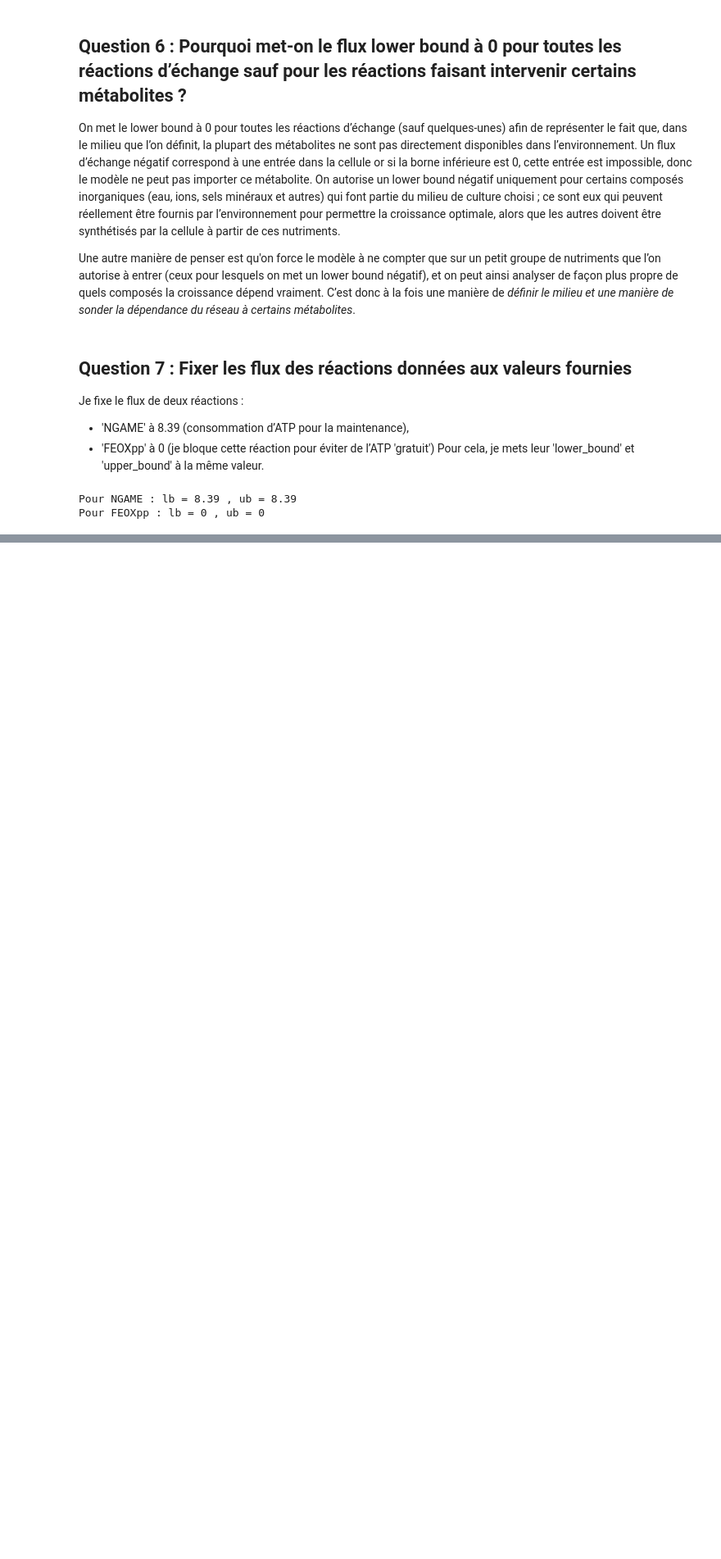
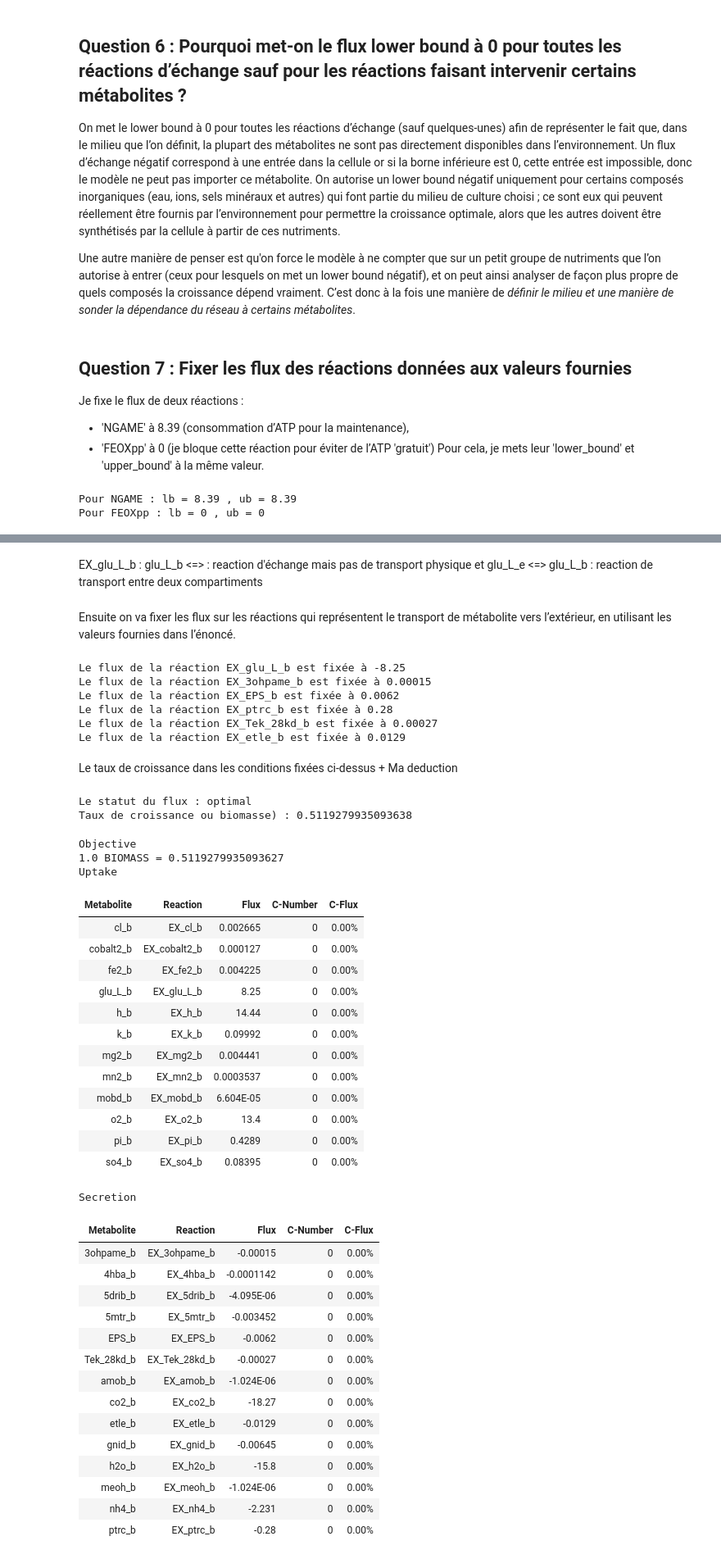
Before and after one commit to HHyacinthe/ralstonia_metexplore_Hyacinthe, a Jupyter notebook: Ralstonia_Cobra_project.ipynb, the cells around one changed output, grey strips where cells are left out. Shown at 82% size. Cells and saved outputs as stored; diff of their text form; code cells hidden in the pictures; blank space fills up the shorter version.

```diff
--- a/Ralstonia_Cobra_project.ipynb
+++ b/Ralstonia_Cobra_project.ipynb
@@ -178,0 +229,70 @@ Pour FEOXpp : lb = 0 , ub = 0
+# %% [markdown]
+EX_glu_L_b : glu_L_b <=> : reaction d'échange mais pas de transport physique et glu_L_e <=> glu_L_b : reaction de transport entre deux compartiments
+# %% [markdown]
+Ensuite on va fixer les flux sur les réactions qui représentent le transport de métabolite vers l’extérieur, en utilisant les valeurs fournies dans l’énoncé.
+# %%
+flux_react_transport = {
+    "EX_glu_L_b":   -8.25, # format du dictionnaire : {id de la réaction : le flux imposé}
+    "EX_3ohpame_b": 1.5e-4,
+    "EX_EPS_b":     0.0062,
+    "EX_ptrc_b":    0.28,
+    "EX_Tek_28kd_b":2.7e-4,
+    "EX_etle_b":    0.0129,}
+
+for reaction_id, value in flux_react_transport.items():
+    reaction = model.reactions.get_by_id(reaction_id)   # je récupère la réaction par son ID
+    reaction.lower_bound = value   # je fixe la borne inférieure à la valeur de la clé
+    reaction.upper_bound = value   # et la borne supérieure à la même valeur
+    print(f"Le flux de la réaction {reaction.id} est fixée à {value}")
+# %% [output]
+Le flux de la réaction EX_glu_L_b est fixée à -8.25
+Le flux de la réaction EX_3ohpame_b est fixée à 0.00015
+Le flux de la réaction EX_EPS_b est fixée à 0.0062
+Le flux de la réaction EX_ptrc_b est fixée à 0.28
+Le flux de la réaction EX_Tek_28kd_b est fixée à 0.00027
+Le flux de la réaction EX_etle_b est fixée à 0.0129
+# %% [markdown]
+Le taux de croissance dans les conditions fixées ci-dessus + Ma deduction
+# %%
+model.solver = "glpk"
+model_test2= model.copy()
+
+Taux_de_croissance_rich_env = model_test2.optimize()
+print("Le statut du flux :", Taux_de_croissance_rich_env.status)
+print("Taux de croissance ou biomasse) :", Taux_de_croissance_rich_env.objective_value)
+model_test2.summary()
+# %% [output]
+Le statut du flux : optimal
+Taux de croissance ou biomasse) : 0.5119279935093638
+Objective
+1.0 BIOMASS = 0.5119279935093627
+Uptake
+| Metabolite | Reaction | Flux | C-Number | C-Flux |
+| cl_b | EX_cl_b | 0.002665 | 0 | 0.00% |
+| cobalt2_b | EX_cobalt2_b | 0.000127 | 0 | 0.00% |
+| fe2_b | EX_fe2_b | 0.004225 | 0 | 0.00% |
+| glu_L_b | EX_glu_L_b | 8.25 | 0 | 0.00% |
+| h_b | EX_h_b | 14.44 | 0 | 0.00% |
+| k_b | EX_k_b | 0.09992 | 0 | 0.00% |
+| mg2_b | EX_mg2_b | 0.004441 | 0 | 0.00% |
+| mn2_b | EX_mn2_b | 0.0003537 | 0 | 0.00% |
+| mobd_b | EX_mobd_b | 6.604E-05 | 0 | 0.00% |
+| o2_b | EX_o2_b | 13.4 | 0 | 0.00% |
+| pi_b | EX_pi_b | 0.4289 | 0 | 0.00% |
+| so4_b | EX_so4_b | 0.08395 | 0 | 0.00% |
+Secretion
+| Metabolite | Reaction | Flux | C-Number | C-Flux |
+| 3ohpame_b | EX_3ohpame_b | -0.00015 | 0 | 0.00% |
+| 4hba_b | EX_4hba_b | -0.0001142 | 0 | 0.00% |
+| 5drib_b | EX_5drib_b | -4.095E-06 | 0 | 0.00% |
+| 5mtr_b | EX_5mtr_b | -0.003452 | 0 | 0.00% |
+| EPS_b | EX_EPS_b | -0.0062 | 0 | 0.00% |
+| Tek_28kd_b | EX_Tek_28kd_b | -0.00027 | 0 | 0.00% |
+| amob_b | EX_amob_b | -1.024E-06 | 0 | 0.00% |
+| co2_b | EX_co2_b | -18.27 | 0 | 0.00% |
+| etle_b | EX_etle_b | -0.0129 | 0 | 0.00% |
+| gnid_b | EX_gnid_b | -0.00645 | 0 | 0.00% |
+| h2o_b | EX_h2o_b | -15.8 | 0 | 0.00% |
+| meoh_b | EX_meoh_b | -1.024E-06 | 0 | 0.00% |
+| nh4_b | EX_nh4_b | -2.231 | 0 | 0.00% |
+| ptrc_b | EX_ptrc_b | -0.28 | 0 | 0.00% |
```
Also changed, not shown: parts of 9 cells of this notebook.
